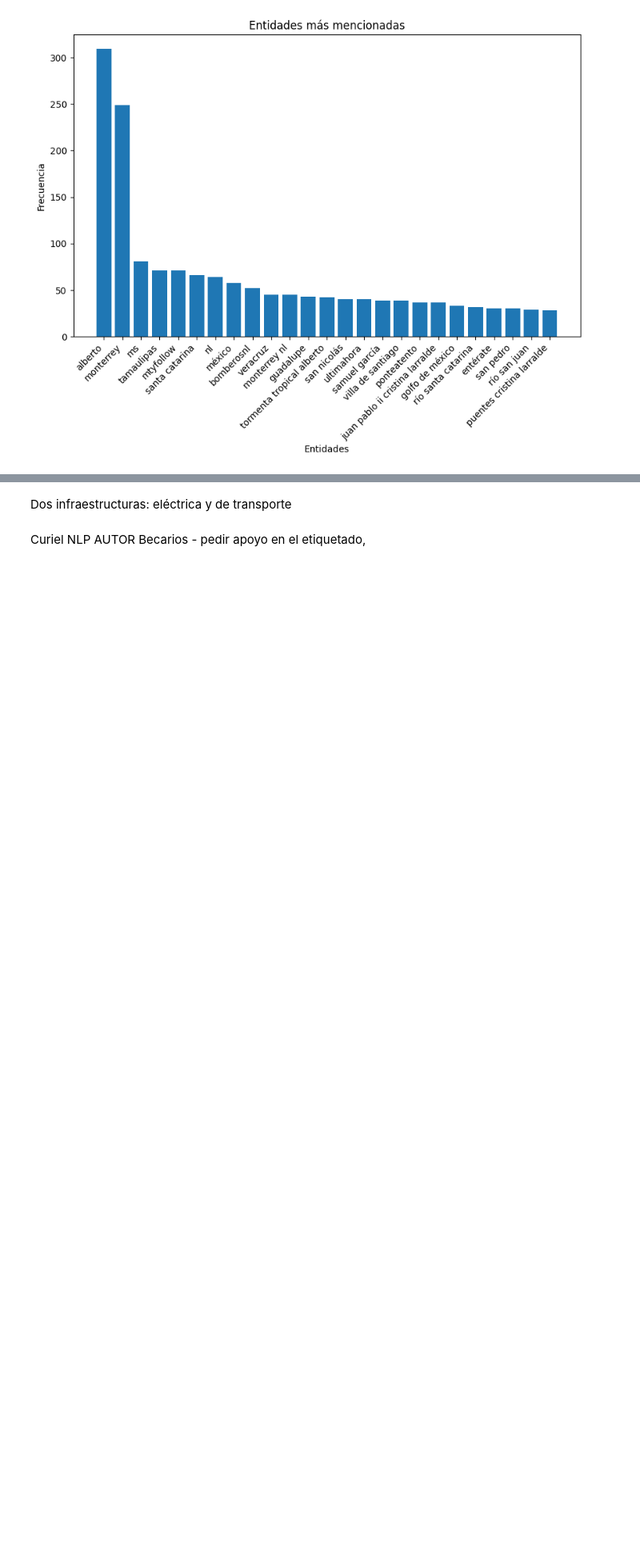
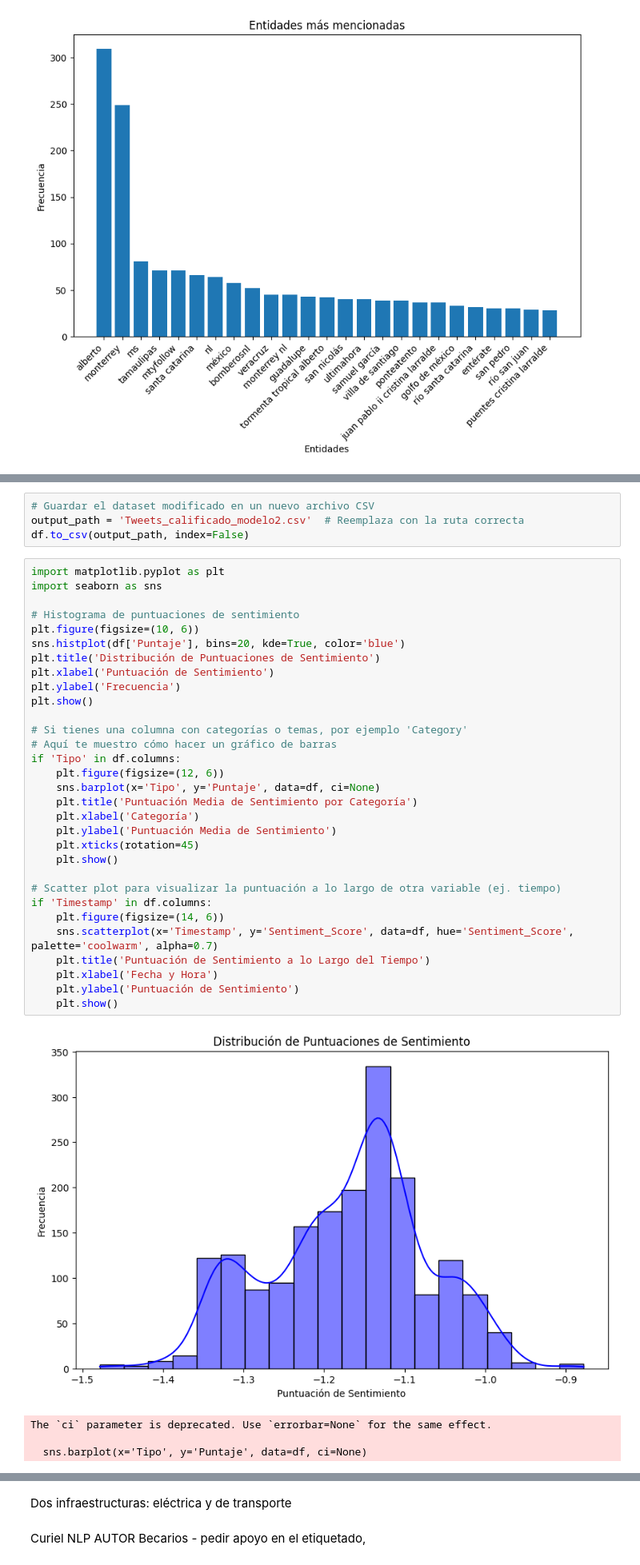
Before and after one commit to danips390/Riesgos_Urbanos_NLP, a Jupyter notebook: Sentiment_Analysis.ipynb, the cells around one changed output, grey strips where cells are left out. Shown at 80% size. Cells and saved outputs as stored; diff of their text form; blank space fills up the shorter version.

Commit message:
Análisis de sentimiento V2

```diff
--- a/Sentiment_Analysis.ipynb
+++ b/Sentiment_Analysis.ipynb
@@ -423,0 +502,40 @@ plt.show()
+# %%
+# Guardar el dataset modificado en un nuevo archivo CSV
+output_path = 'Tweets_calificado_modelo2.csv'  # Reemplaza con la ruta correcta
+df.to_csv(output_path, index=False)
+# %%
+import matplotlib.pyplot as plt
+import seaborn as sns
+
+# Histograma de puntuaciones de sentimiento
+plt.figure(figsize=(10, 6))
+sns.histplot(df['Puntaje'], bins=20, kde=True, color='blue')
+plt.title('Distribución de Puntuaciones de Sentimiento')
+plt.xlabel('Puntuación de Sentimiento')
+plt.ylabel('Frecuencia')
+plt.show()
+
+# Si tienes una columna con categorías o temas, por ejemplo 'Category'
+# Aquí te muestro cómo hacer un gráfico de barras
+if 'Tipo' in df.columns:
+    plt.figure(figsize=(12, 6))
+    sns.barplot(x='Tipo', y='Puntaje', data=df, ci=None)
+    plt.title('Puntuación Media de Sentimiento por Categoría')
+    plt.xlabel('Categoría')
+    plt.ylabel('Puntuación Media de Sentimiento')
+    plt.xticks(rotation=45)
+    plt.show()
+
+# Scatter plot para visualizar la puntuación a lo largo de otra variable (ej. tiempo)
+if 'Timestamp' in df.columns:
+    plt.figure(figsize=(14, 6))
+    sns.scatterplot(x='Timestamp', y='Sentiment_Score', data=df, hue='Sentiment_Score', palette='coolwarm', alpha=0.7)
+    plt.title('Puntuación de Sentimiento a lo Largo del Tiempo')
+    plt.xlabel('Fecha y Hora')
+    plt.ylabel('Puntuación de Sentimiento')
+    plt.show()
+# %% [output]
+[figure, added]
+The `ci` parameter is deprecated. Use `errorbar=None` for the same effect.
+
+  sns.barplot(x='Tipo', y='Puntaje', data=df, ci=None)
```
Also changed, not shown: parts of 3 cells of this notebook.
